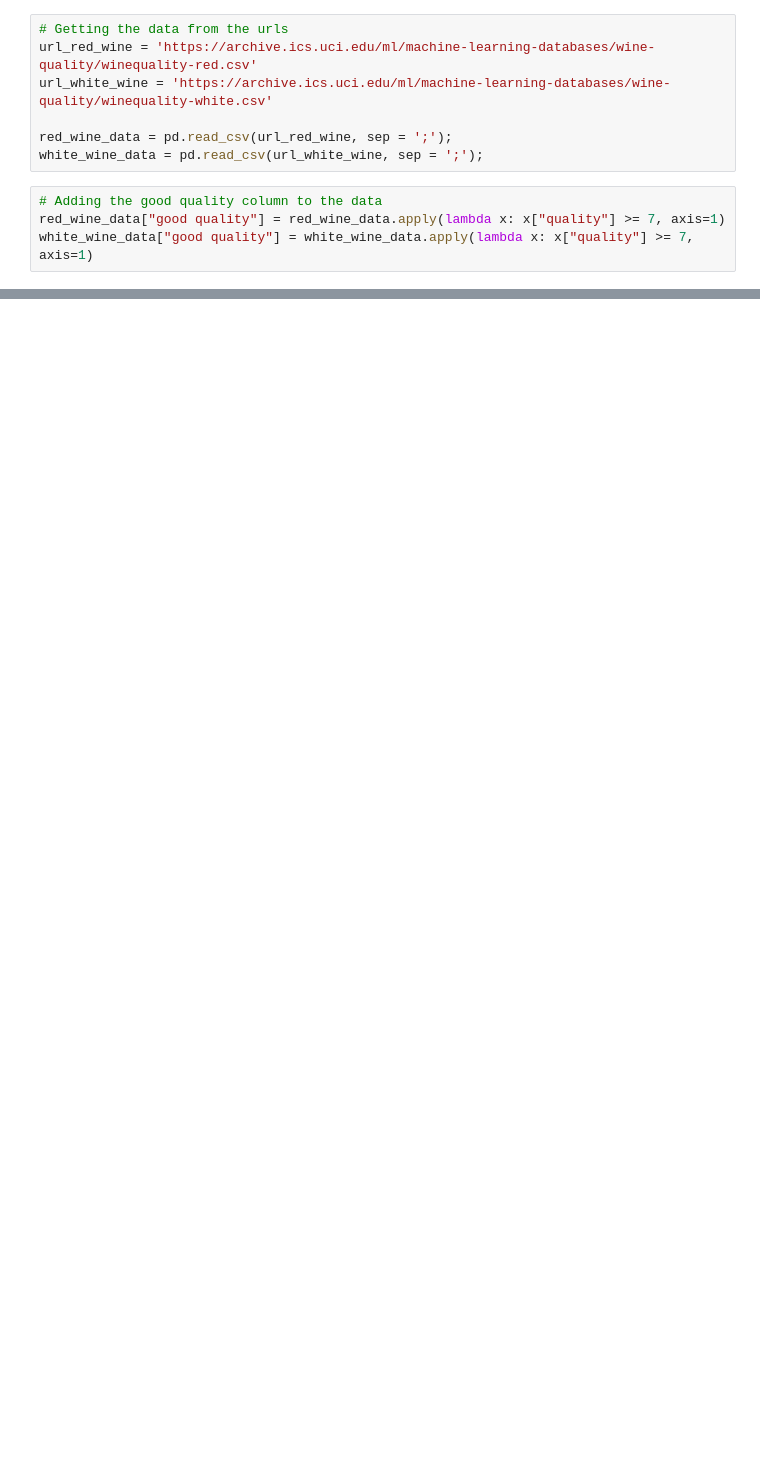
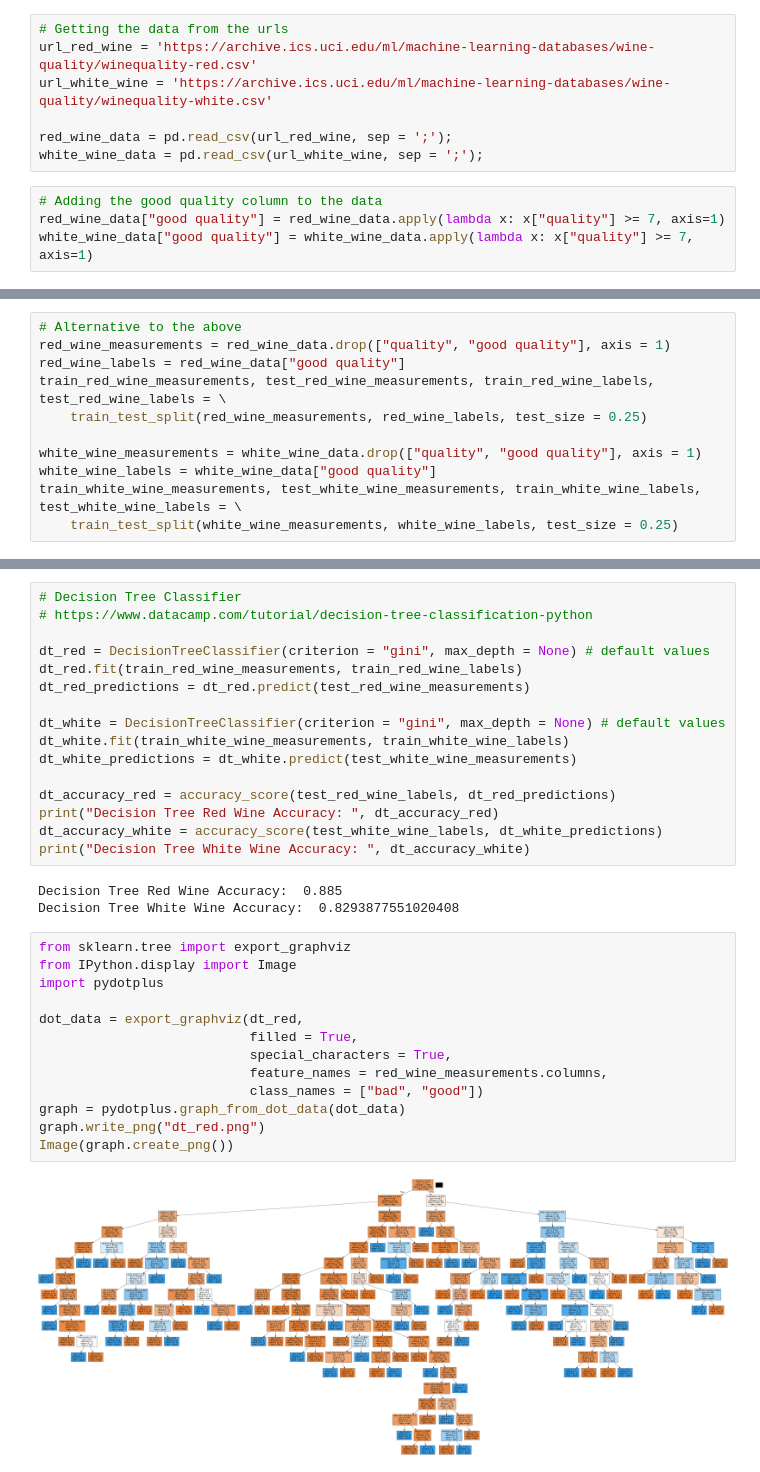
Before and after one commit to vibilanj/cmps, a Jupyter notebook: homework/Final_Presentation.ipynb, the cells around one changed output, grey strips where cells are left out. Drawn from its saved outputs; the diff is of its cells as text; blank space fills up the shorter version.

```diff
--- a/homework/Final_Presentation.ipynb
+++ b/homework/Final_Presentation.ipynb
@@ -51,0 +48,11 @@ test_white_wine_labels = test_white_wine["good quality"]
+# %%
+# Alternative to the above
+red_wine_measurements = red_wine_data.drop(["quality", "good quality"], axis = 1)
+red_wine_labels = red_wine_data["good quality"]
+train_red_wine_measurements, test_red_wine_measurements, train_red_wine_labels, test_red_wine_labels = \
+    train_test_split(red_wine_measurements, red_wine_labels, test_size = 0.25)
+
+white_wine_measurements = white_wine_data.drop(["quality", "good quality"], axis = 1)
+white_wine_labels = white_wine_data["good quality"]
+train_white_wine_measurements, test_white_wine_measurements, train_white_wine_labels, test_white_wine_labels = \
+    train_test_split(white_wine_measurements, white_wine_labels, test_size = 0.25)
@@ -51,0 +80,34 @@ test_white_wine_labels = test_white_wine["good quality"]
+# %%
+# Decision Tree Classifier
+# https://www.datacamp.com/tutorial/decision-tree-classification-python
+
+dt_red = DecisionTreeClassifier(criterion = "gini", max_depth = None) # default values
+dt_red.fit(train_red_wine_measurements, train_red_wine_labels)
+dt_red_predictions = dt_red.predict(test_red_wine_measurements)
+
+dt_white = DecisionTreeClassifier(criterion = "gini", max_depth = None) # default values
+dt_white.fit(train_white_wine_measurements, train_white_wine_labels)
+dt_white_predictions = dt_white.predict(test_white_wine_measurements)
+
+dt_accuracy_red = accuracy_score(test_red_wine_labels, dt_red_predictions)
+print("Decision Tree Red Wine Accuracy: ", dt_accuracy_red)
+dt_accuracy_white = accuracy_score(test_white_wine_labels, dt_white_predictions)
+print("Decision Tree White Wine Accuracy: ", dt_accuracy_white)
+# %% [output]
+Decision Tree Red Wine Accuracy:  0.885
+Decision Tree White Wine Accuracy:  0.8293877551020408
+# %%
+from sklearn.tree import export_graphviz
+from IPython.display import Image
+import pydotplus
+
+dot_data = export_graphviz(dt_red,
+                           filled = True,
+                           special_characters = True,
+                           feature_names = red_wine_measurements.columns,
+                           class_names = ["bad", "good"])
+graph = pydotplus.graph_from_dot_data(dot_data)
+graph.write_png("dt_red.png")
+Image(graph.create_png())
+# %% [output]
+[figure, added]
```
Also changed, not shown: parts of 11 cells of this notebook.
